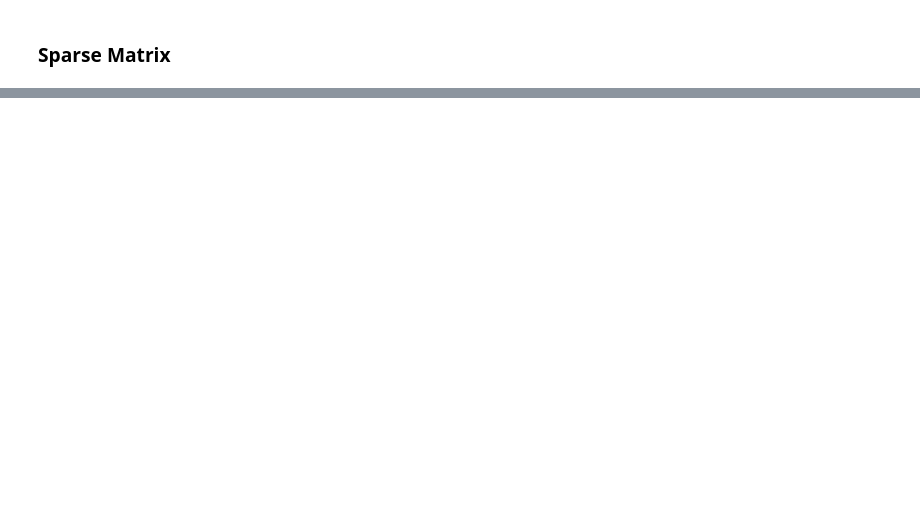
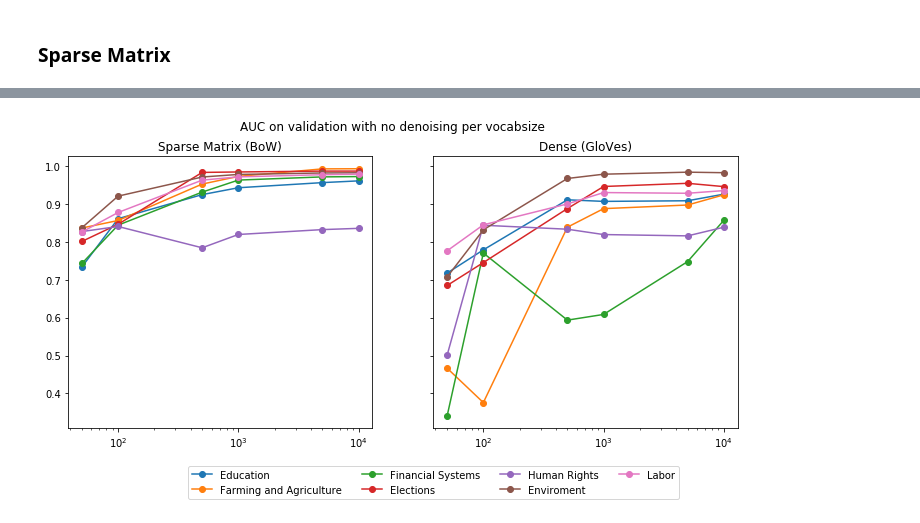
Before and after one commit to edufierro/TextDenoising, a Jupyter notebook: Analisis/Baselines.ipynb, the cells around one changed output, grey strips where cells are left out. Cells and saved outputs as stored; diff of their text form; code cells hidden in the pictures; blank space fills up the shorter version.

```diff
--- a/Analisis/Baselines.ipynb
+++ b/Analisis/Baselines.ipynb
@@ -32,0 +96,16 @@ FileNotFoundError: [Errno 2] No such file or directory: '/Users/eduardofierro/Go
+# %%
+baseline_results_sparse = load_baseline_all_vocab(data_dir, tested_vocab, "sparse")
+baseline_results_dense = load_baseline_all_vocab(data_dir, tested_vocab, "dense")
+# %%
+f, (ax1, ax2) = plt.subplots(nrows=1, ncols=2, sharex=True, sharey=True, figsize=(12,5))
+for x in range(0, len(temas)):
+    ax1.plot(tested_vocab, getValues(get_byTema(baseline_results_sparse, tested_vocab, temas[x])), '-o', label =topics[x])
+    ax2.plot(tested_vocab, getValues(get_byTema(baseline_results_dense, tested_vocab, temas[x])), '-o', label =topics[x])
+ax1.set_title('Sparse Matrix (BoW)')
+ax2.set_title('Dense (GloVes)')
+plt.xscale('log')
+plt.legend(loc=9, bbox_to_anchor=(0, -0.12), ncol=4)
+plt.suptitle("AUC on validation with no denoising per vocabsize")
+plt.savefig(graph_dir + "BaselineBoth" + '.pdf',bbox_inches='tight')
+# %% [output]
+[figure, added]
```
Also changed, not shown: parts of 10 cells of this notebook.
